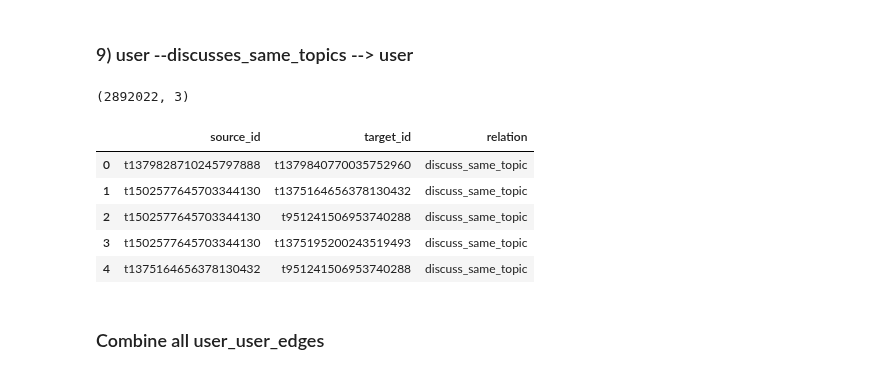
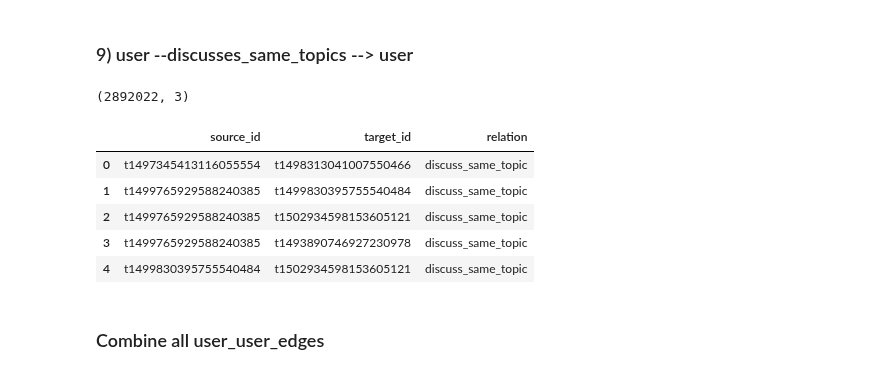
Before and after one commit to iiank/Twitter-Bot-Fraud-Detection, a Jupyter notebook: graph.ipynb, the cells around one changed output. Cells and saved outputs as stored; diff of their text form; code cells hidden in the pictures.

Commit message:
New discuss_same_topic logic

```diff
--- a/graph.ipynb
+++ b/graph.ipynb
@@ -408,58 +408,37 @@ df_membership_to_owner.head()
 # %% [markdown]
 ### 9) user --discusses_same_topics --> user
 # %%
-from itertools import combinations
-
-#Limit the number of user
 MAX_USERS_PER_HASHTAG = 10
 
-df_discuss_pairs = (
-    df_discuss_base[["source_id", "target_id"]]
-    .dropna()
-    .drop_duplicates()
-    .rename(columns={"target_id": "hashtag_id"})
-    .copy()
-)
+# Efficiently process and create pairs
+df_topics_user_parts = []
 
-df_discuss_pairs["source_id"] = df_discuss_pairs["source_id"].astype(str)
-df_discuss_pairs["hashtag_id"] = df_discuss_pairs["hashtag_id"].astype(str)
+# Process each hashtag group individually
+for hashtag_id, group in df_discuss_base.groupby("target_id")["source_id"]:
+    group = group.unique()
+    if 2 <= len(group) <= MAX_USERS_PER_HASHTAG:
+        for i in range(len(group)):
+            for j in range(i + 1, len(group)):
+                df_topics_user_parts.append({"source_id": group[i], "target_id": group[j]})
 
-edge_parts = []
+# Create DataFrame from list of dictionaries
+df_topics_user = pd.DataFrame(df_topics_user_parts)
 
-for hashtag_id, users in df_discuss_pairs.groupby("hashtag_id", sort=False)["source_id"]:
-    users = pd.unique(users)
-
-    if len(users) < 2:
-        continue
-    if len(users) > MAX_USERS_PER_HASHTAG:
-        continue
-
-    part = pd.DataFrame(combinations(users, 2), columns=["source_id", "target_id"])
-    edge_parts.append(part)
-
-if edge_parts:
-    df_topics_user = pd.concat(edge_parts, ignore_index=True)
-else:
-    df_topics_user = pd.DataFrame(columns=["source_id", "target_id"])
-
-df_topics_user_rev = df_topics_user.rename(
-    columns={"source_id": "target_id", "target_id": "source_id"}
-)
-
+# Reverse the edges and concatenate
+df_topics_user_rev = df_topics_user.rename(columns={"source_id": "target_id", "target_id": "source_id"})
 df_topics_user = pd.concat([df_topics_user, df_topics_user_rev], ignore_index=True)
 df_topics_user["relation"] = "discuss_same_topic"
-df_topics_user = df_topics_user[["source_id", "target_id", "relation"]]
 
 print(df_topics_user.shape)
 df_topics_user.head()
 # %% [output]
 (2892022, 3)
 |  | source_id | target_id | relation |
-| 0 | t1379828710245797888 | t1379840770035752960 | discuss_same_topic |
-| 1 | t1502577645703344130 | t1375164656378130432 | discuss_same_topic |
-| 2 | t1502577645703344130 | t951241506953740288 | discuss_same_topic |
-| 3 | t1502577645703344130 | t1375195200243519493 | discuss_same_topic |
-| 4 | t1375164656378130432 | t951241506953740288 | discuss_same_topic |
+| 0 | t1497345413116055554 | t1498313041007550466 | discuss_same_topic |
+| 1 | t1499765929588240385 | t1499830395755540484 | discuss_same_topic |
+| 2 | t1499765929588240385 | t1502934598153605121 | discuss_same_topic |
+| 3 | t1499765929588240385 | t1493890746927230978 | discuss_same_topic |
+| 4 | t1499830395755540484 | t1502934598153605121 | discuss_same_topic |
 # %%
 def aggregate_edges(df):
     return (
```
